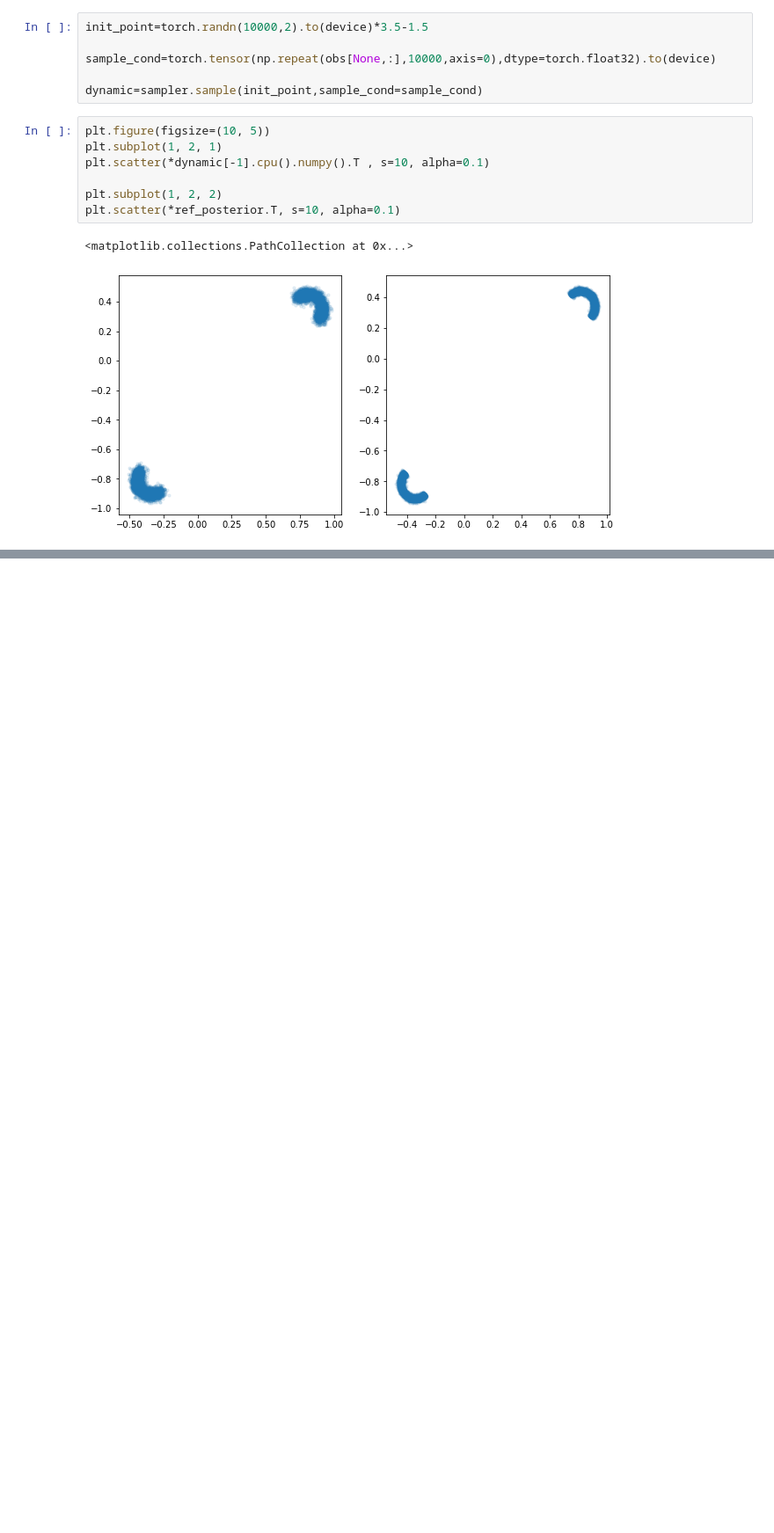
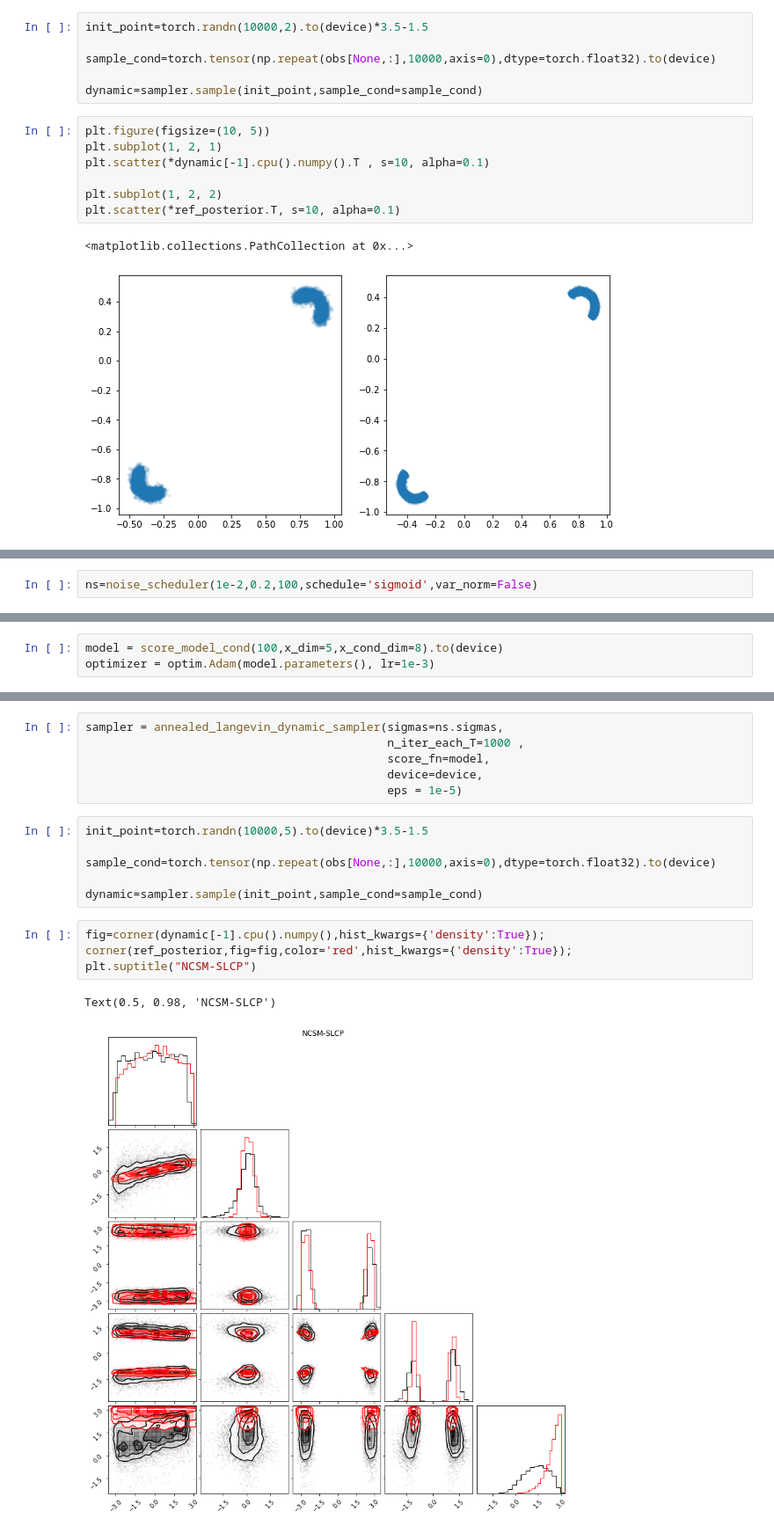
Before and after one commit to suicee/diffusion_for_inference, a Jupyter notebook: ncsm_sbi.ipynb, the cells around one changed output, grey strips where cells are left out. Shown at 88% size. Drawn from its saved outputs; the diff is of its cells as text; blank space fills up the shorter version.

```diff
--- a/ncsm_sbi.ipynb
+++ b/ncsm_sbi.ipynb
@@ -132,0 +168,2 @@ plt.scatter(*ref_posterior.T, s=10, alpha=0.1)
+# %%
+ns=noise_scheduler(1e-2,0.2,100,schedule='sigmoid',var_norm=False)
@@ -132,0 +174,3 @@ plt.scatter(*ref_posterior.T, s=10, alpha=0.1)
+# %%
+model = score_model_cond(100,x_dim=5,x_cond_dim=8).to(device)
+optimizer = optim.Adam(model.parameters(), lr=1e-3)
@@ -132,0 +213,19 @@ plt.scatter(*ref_posterior.T, s=10, alpha=0.1)
+# %%
+sampler = annealed_langevin_dynamic_sampler(sigmas=ns.sigmas,
+                                            n_iter_each_T=1000 ,
+                                            score_fn=model,
+                                            device=device,
+                                            eps = 1e-5)
+# %%
+init_point=torch.randn(10000,5).to(device)*3.5-1.5
+
+sample_cond=torch.tensor(np.repeat(obs[None,:],10000,axis=0),dtype=torch.float32).to(device)
+
+dynamic=sampler.sample(init_point,sample_cond=sample_cond)
+# %%
+fig=corner(dynamic[-1].cpu().numpy(),hist_kwargs={'density':True});
+corner(ref_posterior,fig=fig,color='red',hist_kwargs={'density':True});
+plt.suptitle("NCSM-SLCP")
+# %% [output]
+Text(0.5, 0.98, 'NCSM-SLCP')
+[figure, added]
```
Also changed, not shown: parts of 7 cells of this notebook, 1 other file.
